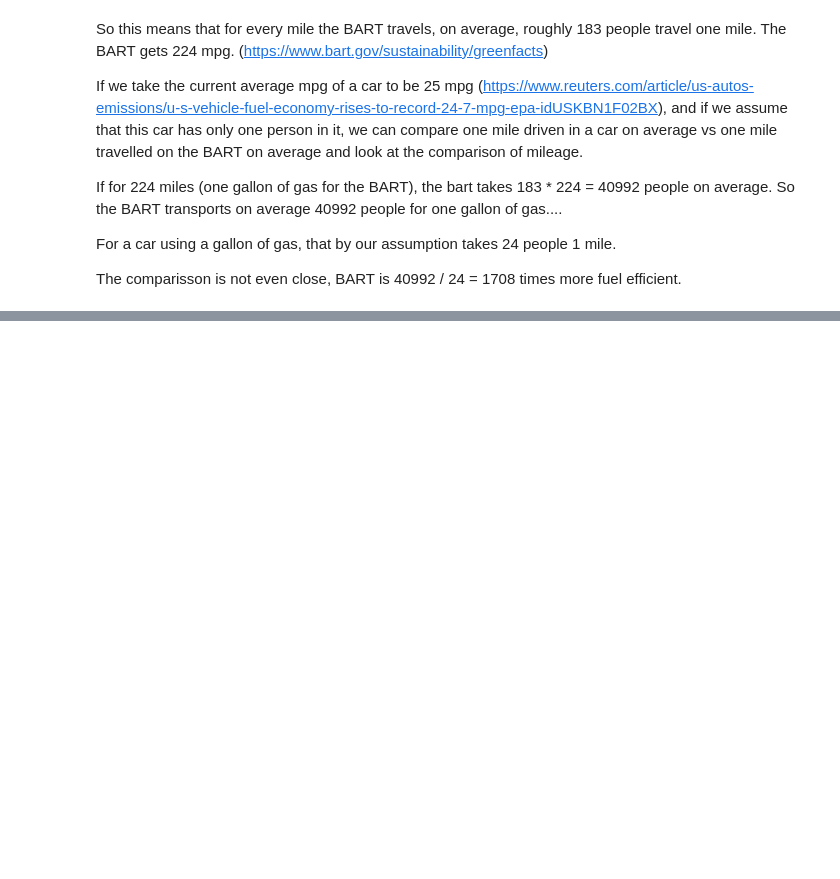
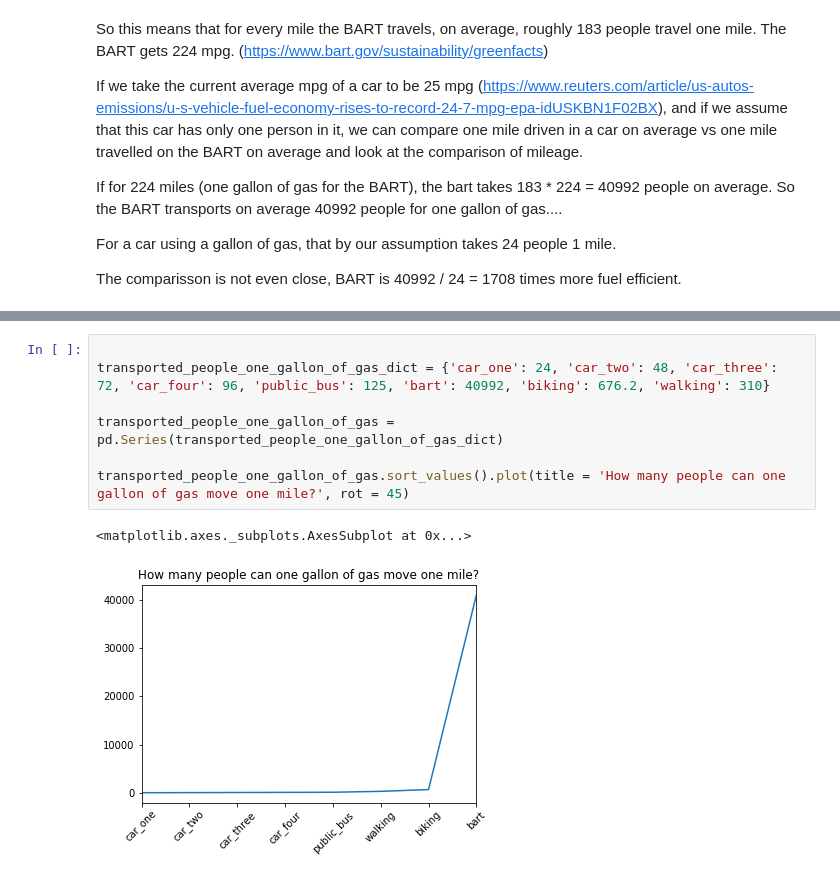
Before and after one commit to gavincleach/bart-carbon-footprint, a Jupyter notebook: BART.ipynb, the cells around one changed output, grey strips where cells are left out. Cells and saved outputs as stored; diff of their text form; blank space fills up the shorter version.

Commit message:
now with graph comparing fuel efficiencies of other methods alongside bart

```diff
--- a/BART.ipynb
+++ b/BART.ipynb
@@ -836,0 +844,10 @@ The comparisson is not even close, BART is 40992 / 24  = 1708 times more fuel ef
+# %%
+
+transported_people_one_gallon_of_gas_dict = {'car_one': 24, 'car_two': 48, 'car_three': 72, 'car_four': 96, 'public_bus': 125, 'bart': 40992, 'biking': 676.2, 'walking': 310}
+
+transported_people_one_gallon_of_gas = pd.Series(transported_people_one_gallon_of_gas_dict)
+
+transported_people_one_gallon_of_gas.sort_values().plot(title = 'How many people can one gallon of gas move one mile?', rot = 45)
+# %% [output]
+<matplotlib.axes._subplots.AxesSubplot at 0x...>
+[figure, added]
```
Also changed, not shown: parts of 2 cells of this notebook.
